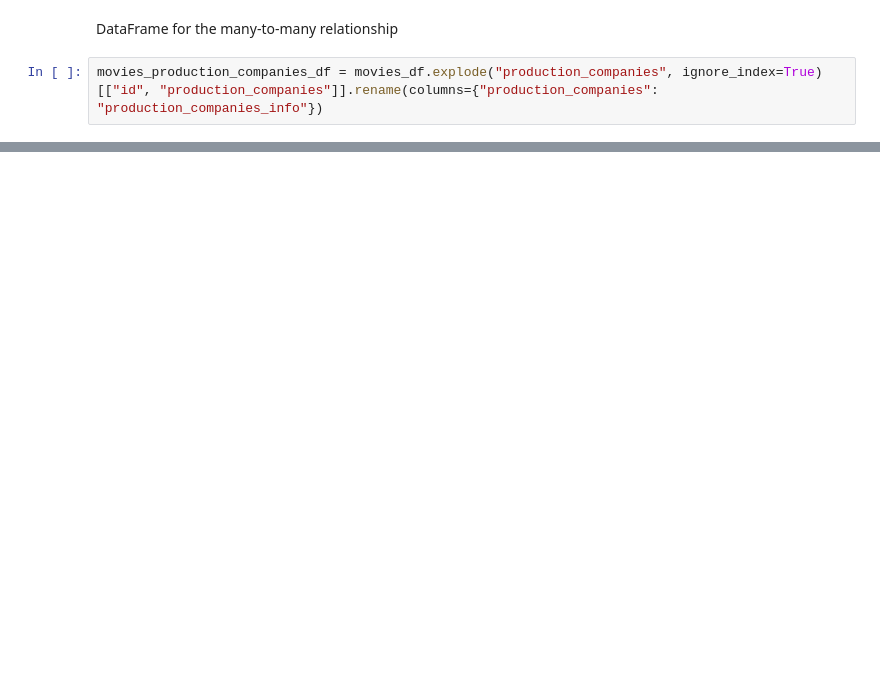
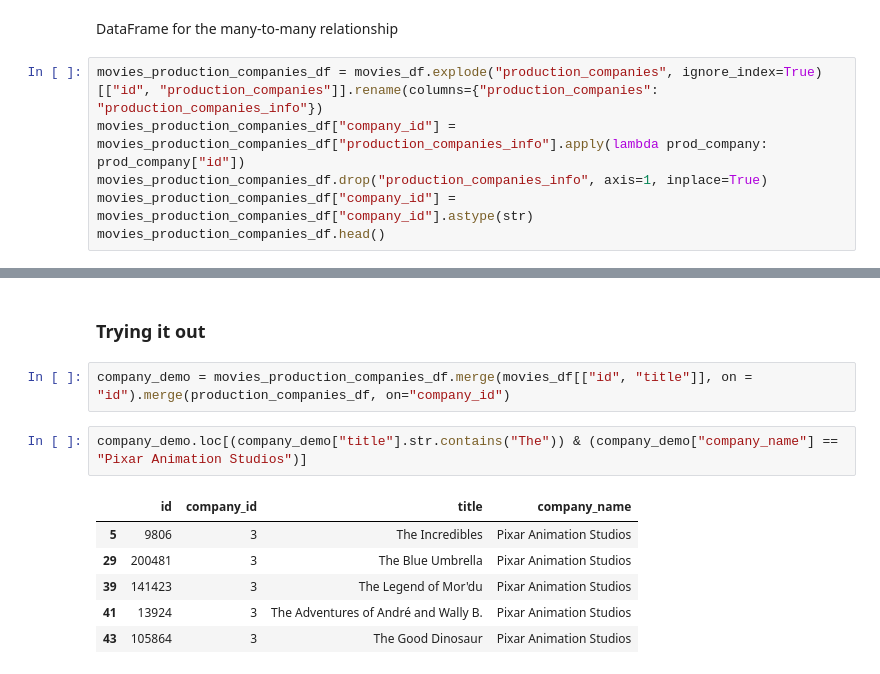
Before and after one commit to someonefrom93/PI_JUL, a Jupyter notebook: etl.ipynb, the cells around one changed output, grey strips where cells are left out. Saved outputs shown, nothing was run; the diff lists cells and outputs as text; blank space fills up the shorter version.

Commit message:
demo of production_comanies feature

```diff
--- a/etl.ipynb
+++ b/etl.ipynb
@@ -710,3 +716,7 @@ production_companies_df["company_id"] = production_companies_df["company_id"].as
 DataFrame for the many-to-many relationship
 # %%
 movies_production_companies_df = movies_df.explode("production_companies", ignore_index=True)[["id", "production_companies"]].rename(columns={"production_companies": "production_companies_info"})
+movies_production_companies_df["company_id"] = movies_production_companies_df["production_companies_info"].apply(lambda prod_company: prod_company["id"])
+movies_production_companies_df.drop("production_companies_info", axis=1, inplace=True)
+movies_production_companies_df["company_id"] = movies_production_companies_df["company_id"].astype(str)
+movies_production_companies_df.head()
@@ -716,0 +729,13 @@ movies_production_companies_df.drop("production_companies_info", axis=1, inplace
+# %% [markdown]
+### Trying it out
+# %%
+company_demo = movies_production_companies_df.merge(movies_df[["id", "title"]], on = "id").merge(production_companies_df, on="company_id")
+# %%
+company_demo.loc[(company_demo["title"].str.contains("The")) & (company_demo["company_name"] == "Pixar Animation Studios")]
+# %% [output]
+|  | id | company_id | title | company_name |
+| 5 | 9806 | 3 | The Incredibles | Pixar Animation Studios |
+| 29 | 200481 | 3 | The Blue Umbrella | Pixar Animation Studios |
+| 39 | 141423 | 3 | The Legend of Mor'du | Pixar Animation Studios |
+| 41 | 13924 | 3 | The Adventures of André and Wally B. | Pixar Animation Studios |
+| 43 | 105864 | 3 | The Good Dinosaur | Pixar Animation Studios |
```
Also changed, not shown: parts of 4 cells of this notebook.
